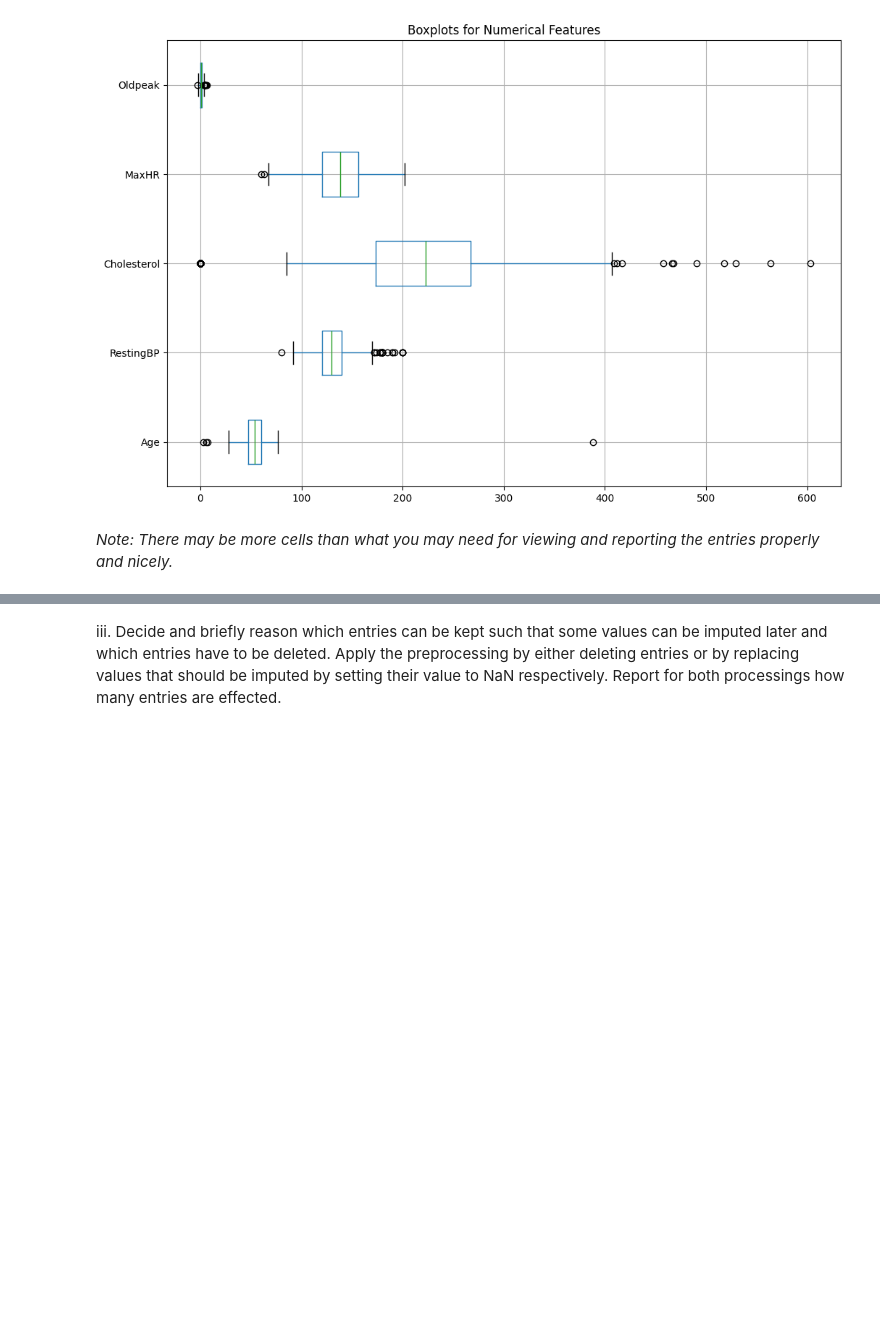
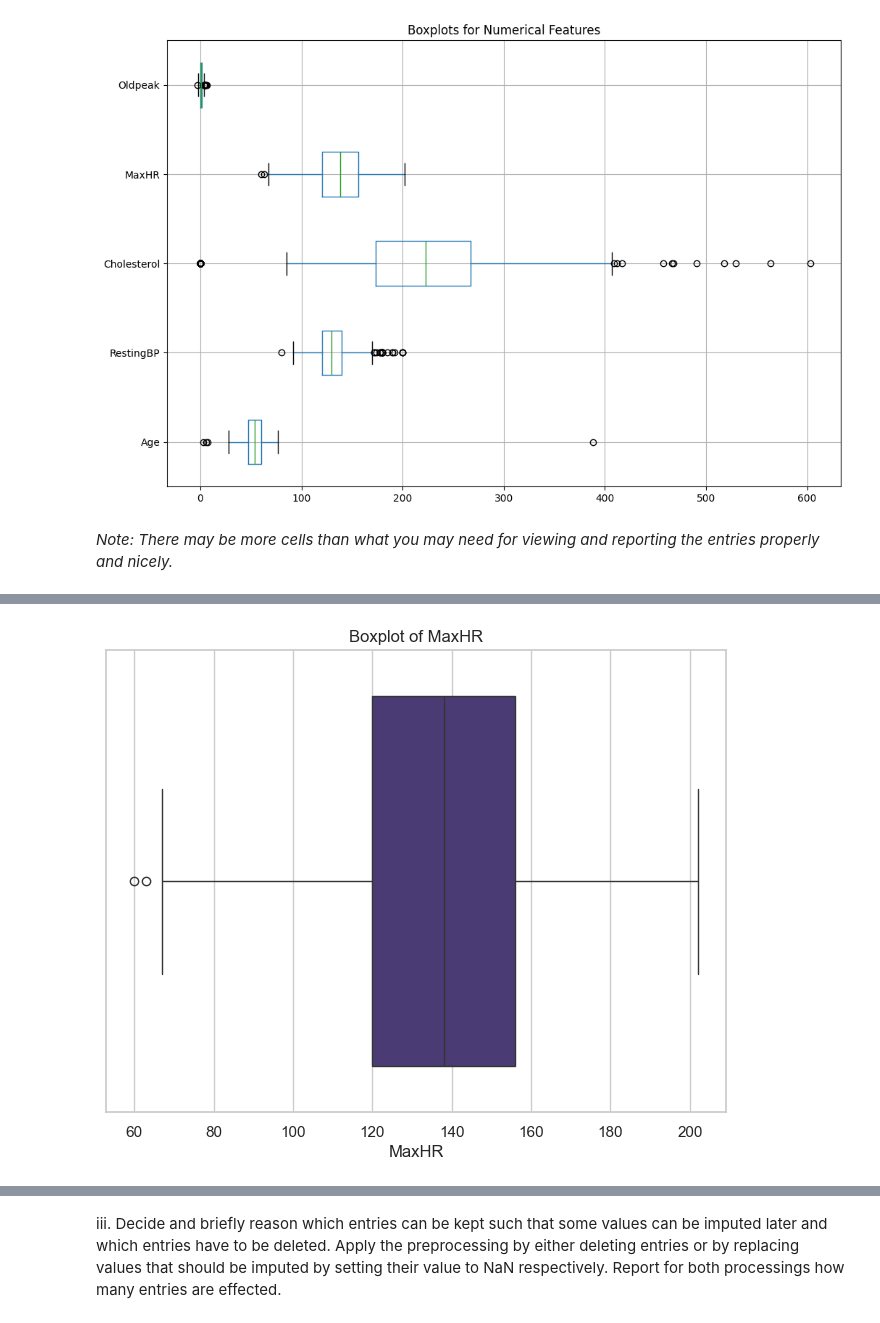
Before and after one commit to sillyduckyluck/IDS_part_2, a Jupyter notebook: Part_2/Q1_Preprocessing_Visualization.ipynb, the cells around one changed output, grey strips where cells are left out. Drawn from its saved outputs; the diff is of its cells as text; code cells hidden in the pictures; blank space fills up the shorter version.

```diff
--- a/Part_2/Q1_Preprocessing_Visualization.ipynb
+++ b/Part_2/Q1_Preprocessing_Visualization.ipynb
@@ -184,5 +203,13 @@ plt.show()
 # %%
 # Potential viewing and reporting of outlier entries
-# YOUR CODE HERE
+feature = 'MaxHR'
+sns.set(style='whitegrid', palette='viridis')
+plt.figure(figsize=(8, 6))
+sns.boxplot(x=heart_df[feature])
+plt.xlabel(feature)
+plt.title(f'Boxplot of {feature}')
+plt.show()
+# %% [output]
+[figure, added]
 # %%
 # Potential viewing and reporting of outlier entries
```
Also changed, not shown: parts of 18 cells of this notebook.
